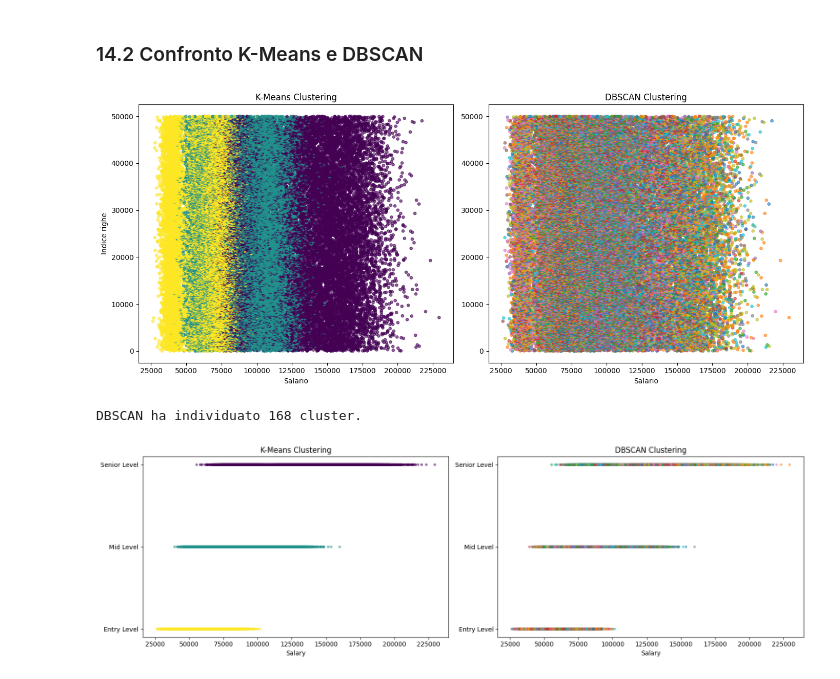
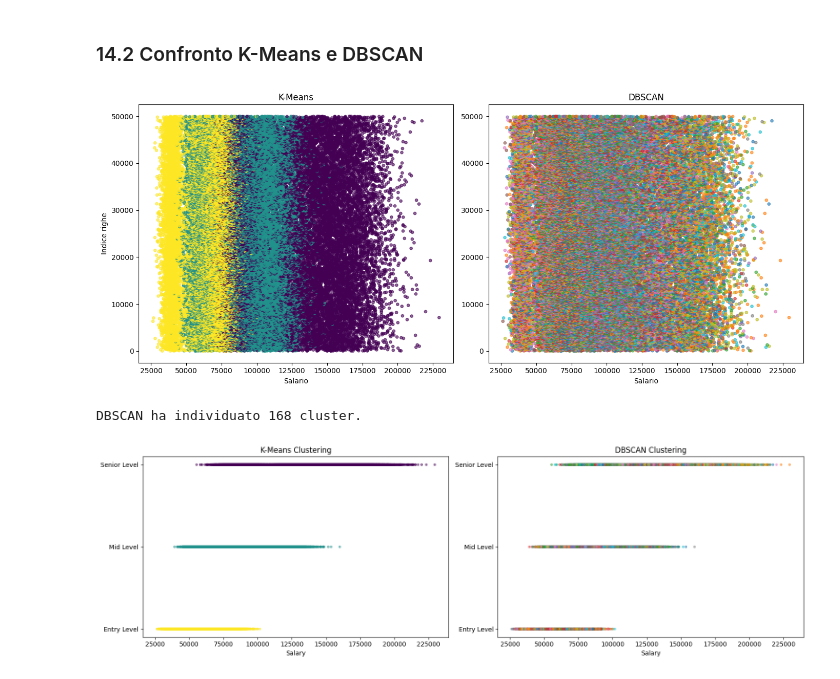
Before and after one commit to anna8987/jobrec, a Jupyter notebook: progettoJobrec.ipynb, the cells around one changed output. Saved outputs shown, nothing was run; the diff lists cells and outputs as text; code cells hidden in the pictures.

```diff
--- a/progettoJobrec.ipynb
+++ b/progettoJobrec.ipynb
@@ -492,27 +487,24 @@ Name: Salary, dtype: float64
 # %%
 plt.figure(figsize=(14, 6))
 
-# Grafico K-Means (Sinistra)
 plt.subplot(1, 2, 1)
 plt.scatter(df['Salary'], np.arange(len(df)), c=df['Cluster'], cmap='viridis', s=15, alpha=0.6)
-plt.title('K-Means Clustering')
+plt.title('K-Means')
 plt.xlabel('Salario')
 plt.ylabel('Indice righe')
 
-# Grafico DBSCAN (Destra)
 plt.subplot(1, 2, 2)
 plt.scatter(df['Salary'], np.arange(len(df)), c=df['Cluster_DBSCAN'], cmap='tab10', s=15, alpha=0.6)
-plt.title('DBSCAN Clustering')
+plt.title('DBSCAN')
 plt.xlabel('Salario')
 
 plt.tight_layout()
 plt.show()
 
-# Controlliamo quanti cluster ha trovato DBSCAN ora
 n_clusters = len(set(df['Cluster_DBSCAN'])) - (1 if -1 in df['Cluster_DBSCAN'] else 0)
 print(f"DBSCAN ha individuato {n_clusters} cluster.")
 # %% [output]
-[figure, old version]
+[figure, new version]
 DBSCAN ha individuato 168 cluster.
 # %%
 fig, axes = plt.subplots(1, 2, figsize=(16, 5))
```
Also changed, not shown: parts of 26 cells of this notebook.
